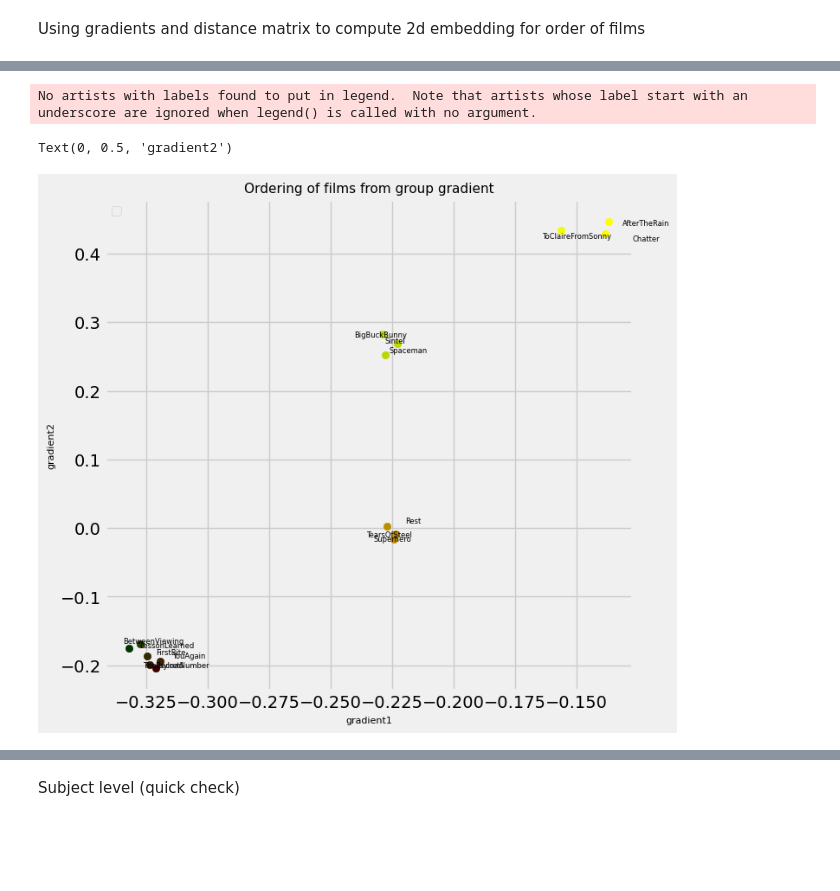
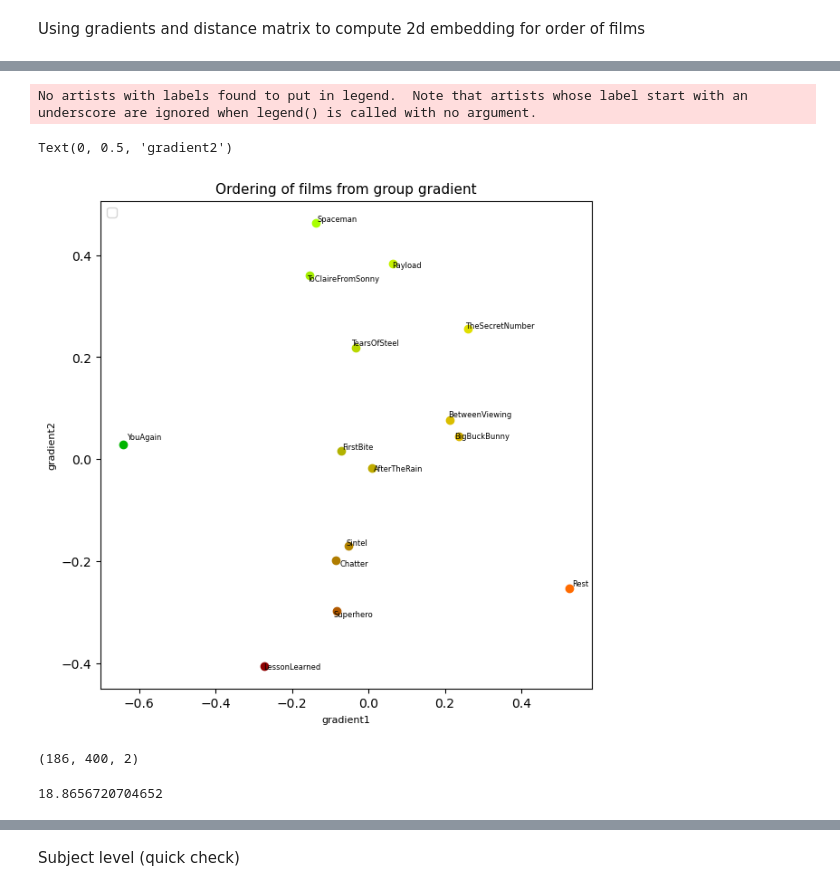
Before and after one commit to MIPLabCH/emoguide_gradients, a Jupyter notebook: 09_fmri_gradient_rest-films_order.ipynb, the cells around one changed output, grey strips where cells are left out. Drawn from its saved outputs; the diff is of its cells as text; code cells hidden in the pictures; blank space fills up the shorter version.

Commit message:
centerd + glm + anova 2 factor + remove trend high pass from timecourse + local convex hull + align to static

```diff
--- a/09_fmri_gradient_rest-films_order.ipynb
+++ b/09_fmri_gradient_rest-films_order.ipynb
@@ -171,12 +178,14 @@ Using gradients and distance matrix to compute 2d embedding for order of films
 # %%
-twograds = np.asarray(grads)[:,:,[0,1]]
+twograds = np.asarray(aligned)[:,:,[0,1]]
 aff_mat  = np.zeros((len(twograds), len(twograds)))
 for r,g1 in enumerate(twograds):
     for c,g2 in enumerate(twograds):
         dist = gradients_distance(g1,g2)
         aff_mat[r,c] = dist
 
-aff_mat = 1 - aff_mat/(aff_mat.max())
-dstr, dspace = np.real(np.linalg.eig(aff_mat)[0]), np.real(np.linalg.eig(aff_mat)[1])
-plt.plot(dstr/dstr.sum())
-plt.title('ratio variance explained')
+
+# aff_mat = 1 - aff_mat/(aff_mat.max())
+aff_mat = 1/ (aff_mat/(aff_mat.max()) + 1)
+eigval, eigvect = eig(aff_mat)
+# g  = GradientMaps(n_components=nb_comp, approach=embedding, kernel=None, random_state=rs)
+# g.fit(aff_mat)
@@ -186,30 +192,31 @@ Text(0.5, 1.0, 'ratio variance explained')
 # %%
 np.random.seed(17)
-twograds = dspace[:,[0,1]]
+# twograds = g.gradients_[:,[0,1]]
+twograds = eigvect[[0,1]].T
 
 
 colormap = np.zeros_like(twograds)
 colormap[:,0] = sscore(twograds[:,0])
 colormap[:,1] = sscore(twograds[:,1])
 colormap[:,0] = colormap[:,0]**(1/2)
 colormap[:,1] = colormap[:,1]**(1/2)
 colormap = np.concatenate((colormap,np.zeros((twograds.shape[0],1))),axis=1)
 
 fig = plt.figure(figsize=(7,7))
 ax = fig.add_subplot(111)
 
 
 for i, txt in enumerate(labels):
     ax.scatter([twograds[i][0]], [twograds[i][1]], color=colormap[i])
 
     ax.annotate(txt, (twograds[i][0] + (np.random.random()-0.5) / 40,
                      twograds[i][1] + (np.random.random()-0.5) / 40 ) ,size=6 )
 
 ax.set_title("Ordering of films from group gradient", size=11)
 ax.legend(loc=2, prop={'size':10})
 ax.set_xlabel("gradient1", size=8)
 ax.set_ylabel("gradient2", size=8)
 # %% [output]
 No artists with labels found to put in legend.  Note that artists whose label start with an underscore are ignored when legend() is called with no argument.
 Text(0, 0.5, 'gradient2')
-[figure, old version]
+[figure, new version]
@@ -215,0 +246,9 @@ Text(0, 0.5, 'gradient2')
+# %%
+total_grad.shape
+# %% [output]
+(186, 400, 2)
+# %%
+aligned,ref,s = procrustes_align(total_grad)
+s
+# %% [output]
+18.8656720704652
```
Also changed, not shown: parts of 10 cells of this notebook, 8 other files.
